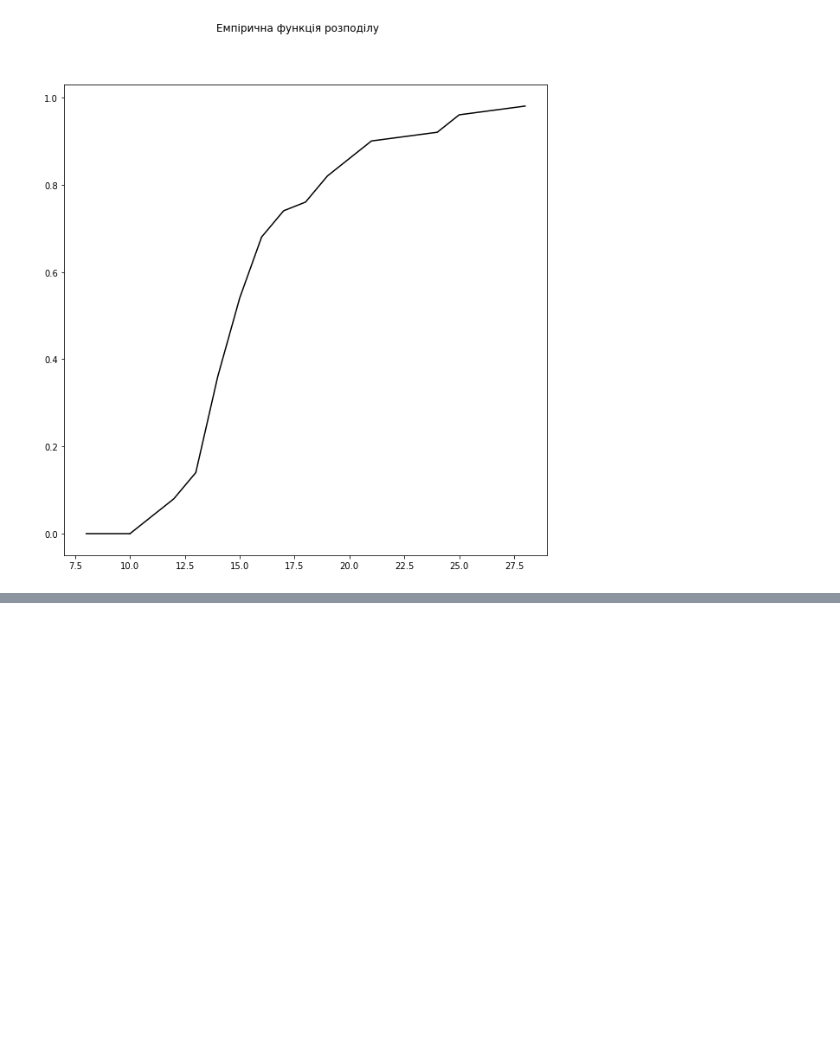
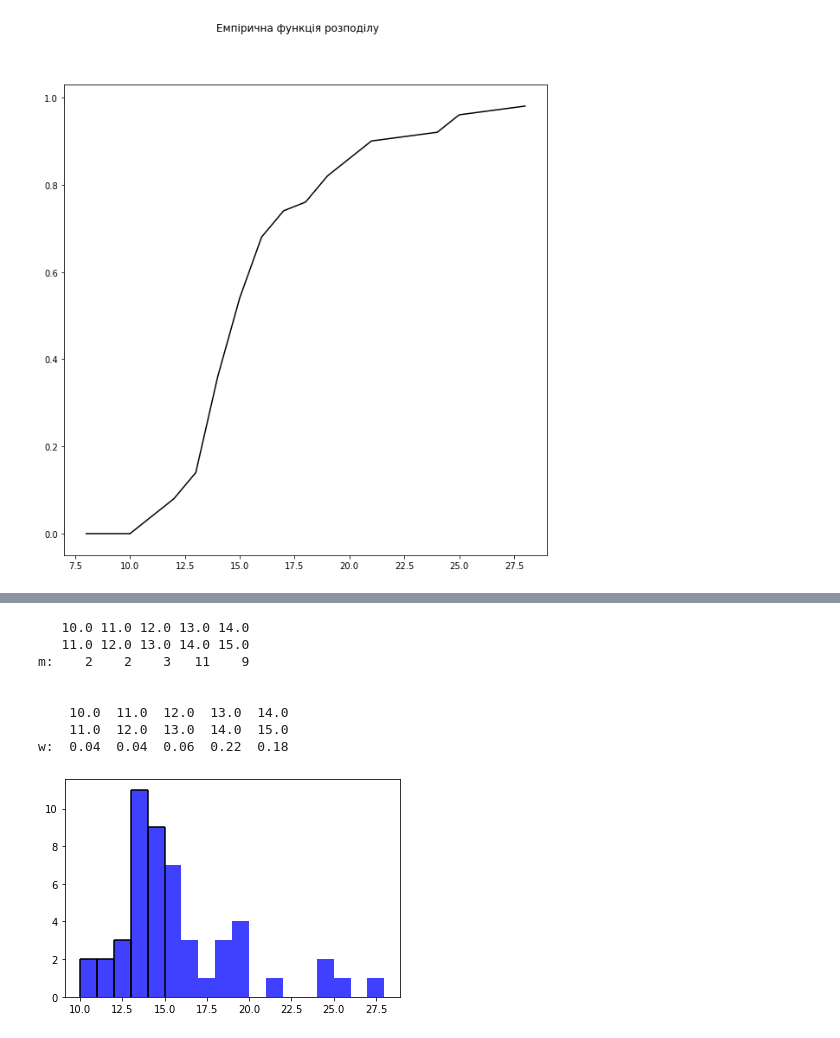
Before and after one commit to KhrystynaMarusenko/MatStatic, a Jupyter notebook: Untitled0.ipynb, the cells around one changed output, grey strips where cells are left out. Saved outputs shown, nothing was run; the diff lists cells and outputs as text; code cells hidden in the pictures; blank space fills up the shorter version.

```diff
--- a/Untitled0.ipynb
+++ b/Untitled0.ipynb
@@ -187,0 +222,33 @@ plt.show()
+# %%
+#Частотна
+freq_tablel=dict()
+for i in freq_table.keys():
+    freq_tablel[i]=[freq_table[i]]
+freq_table_df=pd.DataFrame(freq_tablel, index=["m:"])
+print(freq_table_df)
+print('\n')
+#Відносна частотна
+freq_tablel_2 = dict()
+for i in freq_table.keys():
+    freq_tablel_2[i]= float(freq_table[i]/n)
+freq_table_df=pd.DataFrame(freq_tablel_2, index=["w:"])
+print(freq_table_df)
+
+
+plt.hist(a,r,facecolor='b',alpha=0.75)
+y_axis=[i for i in freq_table.values()]
+for i in freq_table:
+    plt.vlines(i[0],ymin=0,ymax=freq_table[i],linestyle='-',color='k')
+    plt.vlines(i[1],ymin=0,ymax=freq_table[i],linestyle='-',color='k')
+    plt.hlines(xmin=i[0],xmax=i[1], y=freq_table[i],color='k')
+plt.show()
+# %% [output]
+   10.0 11.0 12.0 13.0 14.0
+   11.0 12.0 13.0 14.0 15.0
+m:    2    2    3   11    9
+
+
+    10.0  11.0  12.0  13.0  14.0
+    11.0  12.0  13.0  14.0  15.0
+w:  0.04  0.04  0.06  0.22  0.18
+[figure, added]
```
Also changed, not shown: parts of 1 cell of this notebook.
